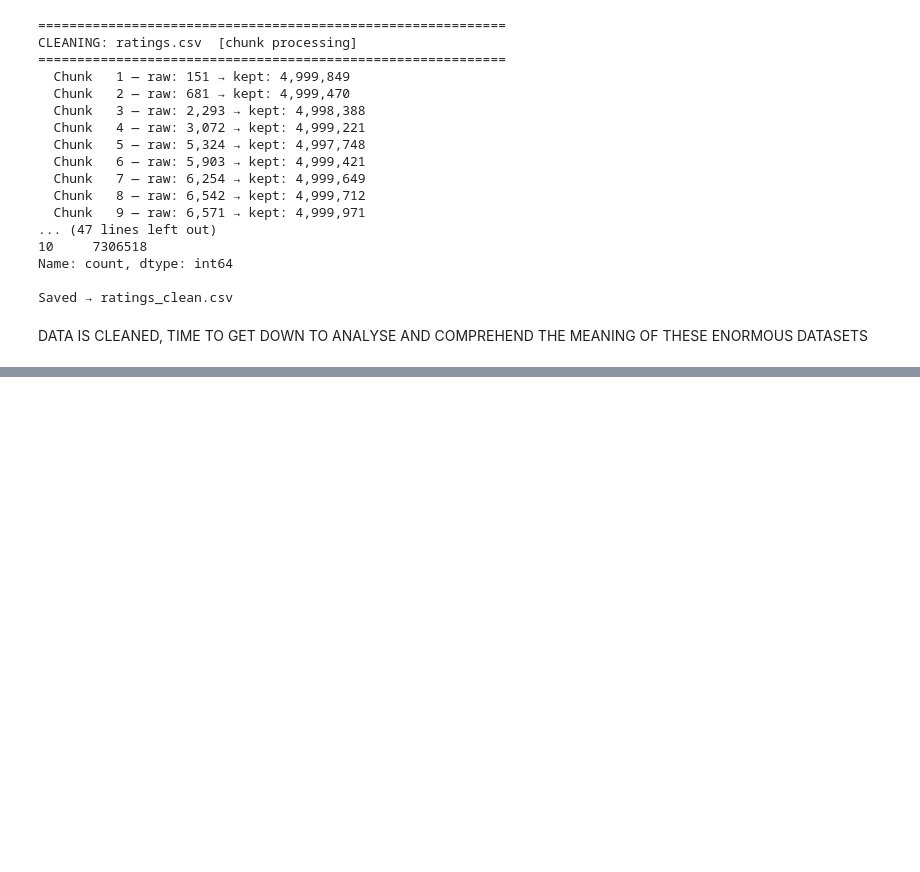
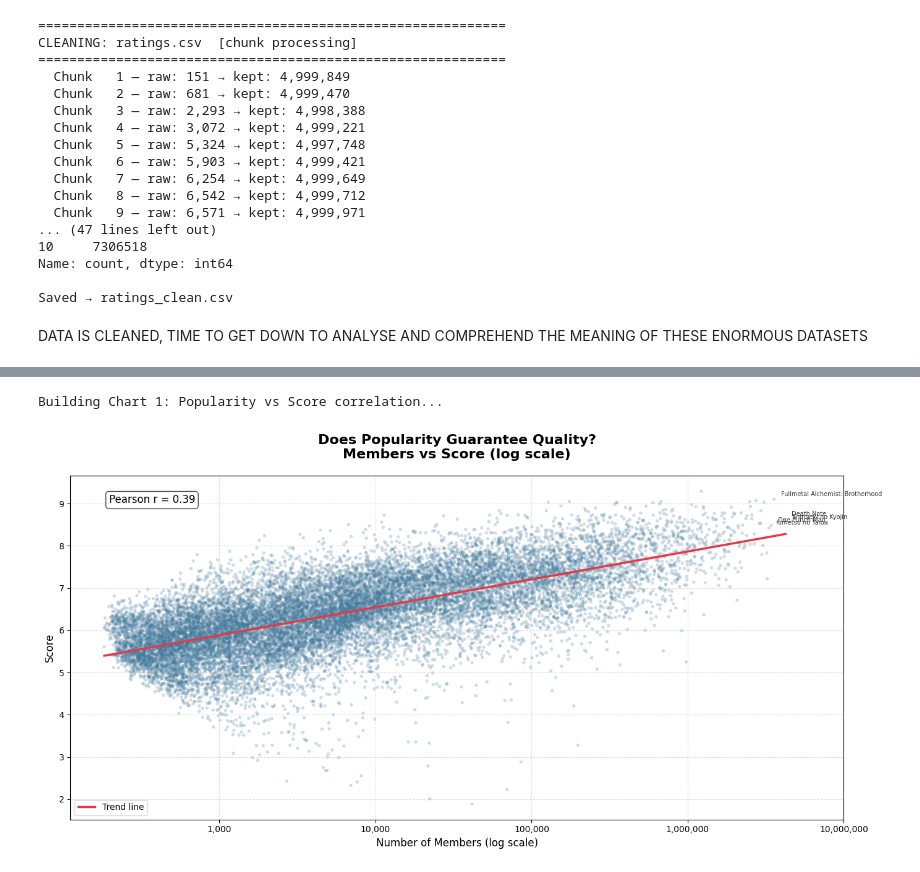
Before and after one commit to alexandrubudau141202/HCI-PROJECT, a Jupyter notebook: Jupyter Notebooks/analysis.ipynb, the cells around one changed output, grey strips where cells are left out. Drawn from its saved outputs; the diff is of its cells as text; code cells hidden in the pictures; blank space fills up the shorter version.

```diff
--- a/Jupyter Notebooks/analysis.ipynb
+++ b/Jupyter Notebooks/analysis.ipynb
@@ -1895,0 +1956,58 @@ Building Chart 1: Anime produced per year by type...
+# %%
+df = pd.read_csv(CLEAN_PATH + 'details_clean.csv')
+
+# keeping only rows with both score and members
+df_scored = df.dropna(subset=['score', 'members'])
+
+fig, ax = plt.subplots(figsize=(14, 7))
+
+# log scale on members to handle outliers (huge shows like One Piece)
+ax.scatter(
+    np.log10(df_scored['members']),
+    df_scored['score'],
+    alpha=0.25,
+    s=15,
+    color='#457B9D',
+    edgecolors='none'
+)
+
+# trend line
+z = np.polyfit(np.log10(df_scored['members']), df_scored['score'], 1)
+p = np.poly1d(z)
+x_line = np.linspace(np.log10(df_scored['members']).min(),
+                     np.log10(df_scored['members']).max(), 300)
+ax.plot(x_line, p(x_line), color='#E63946', linewidth=2.5, label='Trend line')
+
+# calculations for the correlation value
+corr = df_scored['members'].corr(df_scored['score'])
+ax.text(0.05, 0.92, f'Pearson r = {corr:.2f}',
+        transform=ax.transAxes, fontsize=12,
+        bbox=dict(boxstyle='round', facecolor='white', alpha=0.7))
+
+# annotations for a few famous outliers
+top_members = df_scored.nlargest(5, 'members')
+for _, row in top_members.iterrows():
+    ax.annotate(
+        row['title'],
+        xy=(np.log10(row['members']), row['score']),
+        xytext=(8, 4), textcoords='offset points',
+        fontsize=7, color='#333333'
+    )
+
+# fixing x-axis ticks to show actual member counts
+x_ticks = [3, 4, 5, 6, 7]
+ax.set_xticks(x_ticks)
+ax.set_xticklabels([f'{10**x:,.0f}' for x in x_ticks])
+
+ax.set_title('Does Popularity Guarantee Quality?\nMembers vs Score (log scale)',
+             fontsize=16, fontweight='bold', pad=20)
+ax.set_xlabel('Number of Members (log scale)', fontsize=12)
+ax.set_ylabel('Score', fontsize=12)
+ax.legend(fontsize=10)
+ax.grid(linestyle='--', alpha=0.4)
+plt.tight_layout()
+plt.savefig(OUT_PATH + 'chart3_popularity_vs_score.png', dpi=150, bbox_inches='tight')
+plt.show()
+# %% [output]
+Building Chart 1: Popularity vs Score correlation...
+[figure, added]
```
Also changed, not shown: parts of 13 cells of this notebook, 3 other files.
